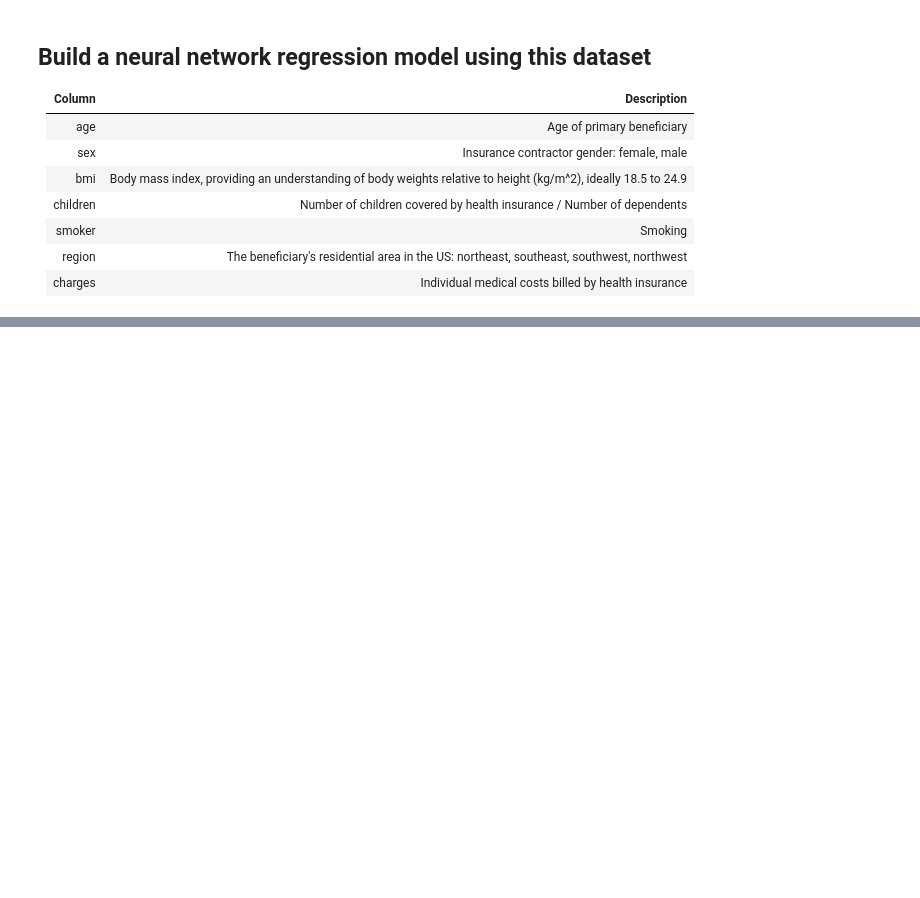
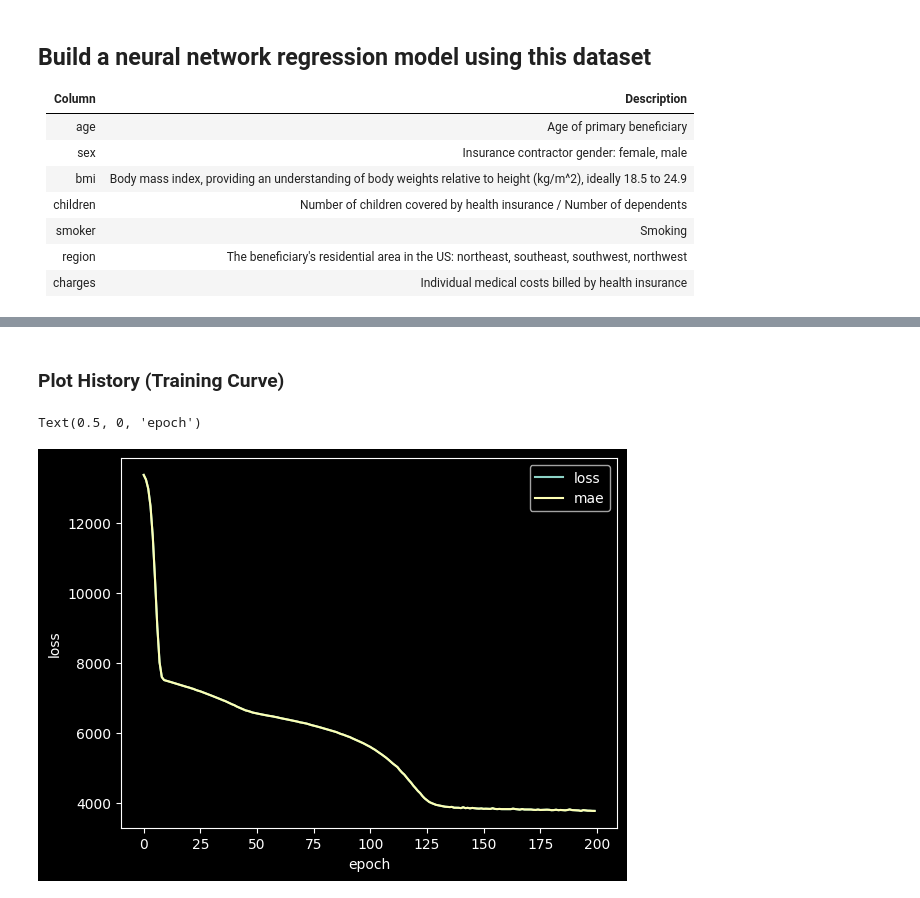
Before and after one commit to DavidRR-F/tensorflow-notes, a Jupyter notebook: notebooks/regression/tf-real-dataset-regression-model.ipynb, the cells around one changed output, grey strips where cells are left out. Cells and saved outputs as stored; diff of their text form; code cells hidden in the pictures; blank space fills up the shorter version.

Commit message:
train on real dataset

```diff
--- a/notebooks/regression/tf-real-dataset-regression-model.ipynb
+++ b/notebooks/regression/tf-real-dataset-regression-model.ipynb
@@ -17,0 +61,13 @@ plt.style.use('dark_background')
+# %%
+# Create X and y values were y is the prediction of the charges
+X = insurance_one_hot.drop('charges', axis=1)
+X = X.astype(np.float32)
+y = insurance_one_hot['charges']
+# %%
+# Partiion the data into train, test,k and validation sets
+
+# First split the data into training and testing sets
+X_train, X_test, y_train, y_test = train_test_split(X, y, test_size=0.15, random_state=42)
+
+# Further split the training data into training and validation sets
+X_train, X_val, y_train, y_val = train_test_split(X_train, y_train, test_size=0.15, random_state=42)
@@ -17,0 +135,24 @@ plt.style.use('dark_background')
+# %%
+# Try to Improve Model by adding more training epochs
+tf.random.set_seed(42)
+# Create the model
+insurance_model_3 = tf.keras.Sequential([
+    tf.keras.layers.Dense(100, input_shape=[len(X_train.columns)]),
+    tf.keras.layers.Dense(10),
+    tf.keras.layers.Dense(1),
+])
+
+# Compile the model
+insurance_model_3.compile(
+    optimizer=tf.keras.optimizers.Adam(),
+    loss=tf.keras.losses.mae,
+    metrics=['mae']
+)
+
+# Train the model
+history = insurance_model_3.fit(
+    X_train,
+    y_train,
+    epochs=200,
+    verbose=0
+)
@@ -17,0 +165,12 @@ plt.style.use('dark_background')
+# %% [markdown]
+### Plot History (Training Curve)
+# %%
+# Now you can plot the training history of all three models
+
+pd.DataFrame(history.history).plot()
+
+plt.ylabel('loss')
+plt.xlabel('epoch')
+# %% [output]
+Text(0.5, 0, 'epoch')
+[figure, added]
```
Also changed, not shown: parts of 10 cells of this notebook, 1 other file.
